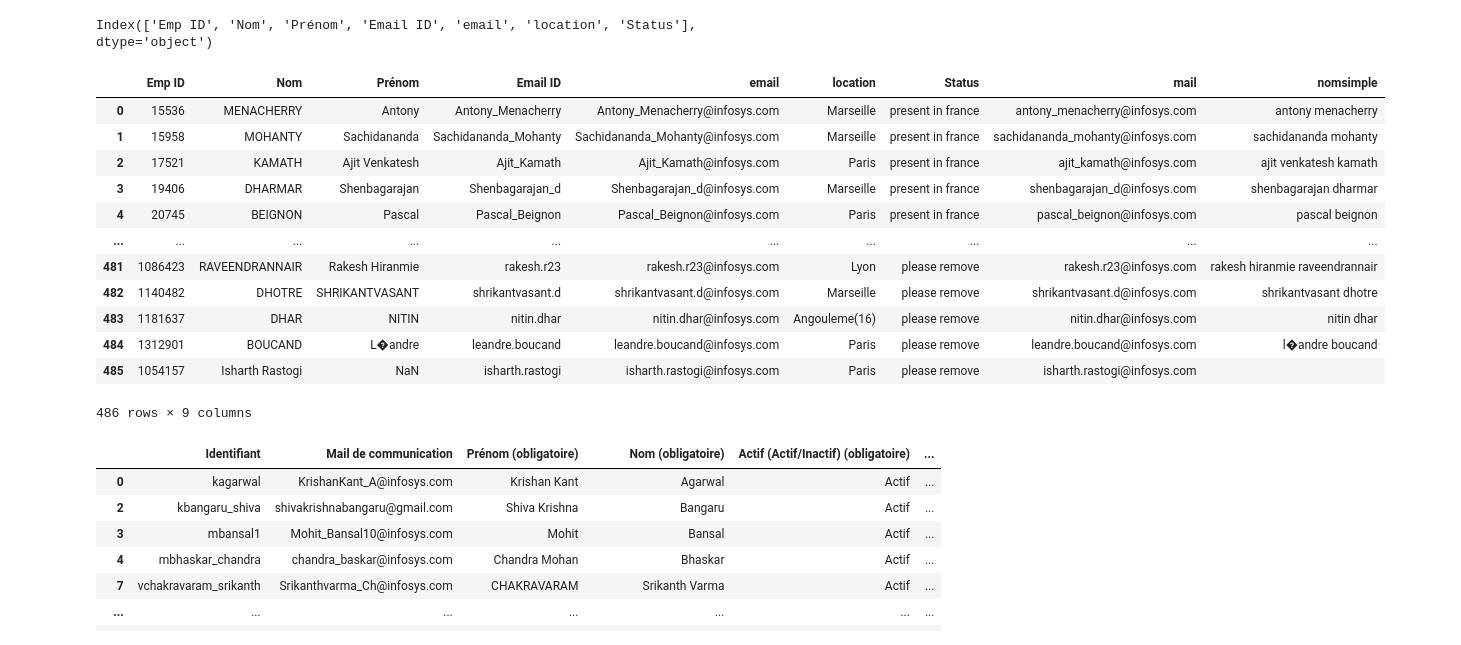
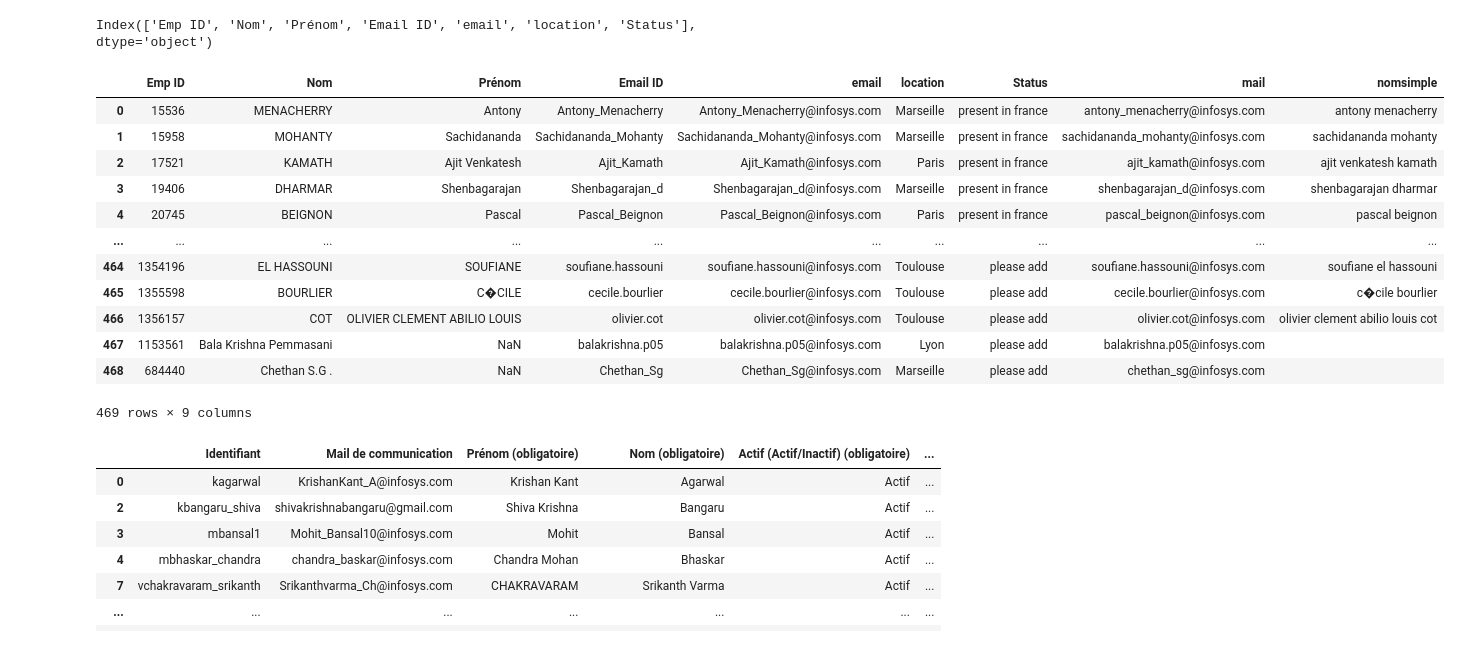
Before and after one commit to clementsoullard/sudoku-resolver, a Jupyter notebook: comiteo/Miseajourcomiteo.ipynb, the cells around one changed output. Cells and saved outputs as stored; diff of their text form; code cells hidden in the pictures.

```diff
--- a/comiteo/Miseajourcomiteo.ipynb
+++ b/comiteo/Miseajourcomiteo.ipynb
@@ -1,40 +1,44 @@
 # %%
 import pandas as pd
 employees=pd.read_excel("202408-employees.xlsx", dtype={'Emp ID': "str"})
 
 
 #Charge la liste des employées
 print(employees.columns)
 
 
 employees["mail"]=employees["Email ID"]+"@infosys.com"
 employees["mail"]=employees["mail"].str.lower()
 # Construction de la colonne nom simple qui contient une concaténation du prénom et du nom en minuscule
 
 employees["Status"]=employees["Status"].str.lower()
-employees=employees[~employees["Status"].str.contains('Please remove')]
+
+# Attention a cette valeur
+employeestosuppressaccordingtohr=employees[employees["Status"].str.lower().str.contains('remove')]
+
+employees=employees[~employees["Status"].str.lower().str.contains('remove')]
 #employees=employees[employees["Status"]!='Please remove']
 
 employees["nomsimple"]= employees["Prénom"]+" "+employees["Nom"]
 employees["nomsimple"]=employees["nomsimple"].str.lower().str.replace("é","e").replace("è","e").replace("ì","i")
 employees["nomsimple"]=employees["nomsimple"].fillna("")
 
 employees
 # %% [output]
 Index(['Emp ID', 'Nom', 'Prénom', 'Email ID', 'email', 'location', 'Status'], dtype='object')
 |  | Emp ID | Nom | Prénom | Email ID | email | location | Status | mail | nomsimple |
 | 0 | 15536 | MENACHERRY | Antony | Antony_Menacherry | Antony_Menacherry@infosys.com | Marseille | present in france | antony_menacherry@infosys.com | antony menacherry |
 | 1 | 15958 | MOHANTY | Sachidananda | Sachidananda_Mohanty | Sachidananda_Mohanty@infosys.com | Marseille | present in france | sachidananda_mohanty@infosys.com | sachidananda mohanty |
 | 2 | 17521 | KAMATH | Ajit Venkatesh | Ajit_Kamath | Ajit_Kamath@infosys.com | Paris | present in france | ajit_kamath@infosys.com | ajit venkatesh kamath |
 | 3 | 19406 | DHARMAR | Shenbagarajan | Shenbagarajan_d | Shenbagarajan_d@infosys.com | Marseille | present in france | shenbagarajan_d@infosys.com | shenbagarajan dharmar |
 | 4 | 20745 | BEIGNON | Pascal | Pascal_Beignon | Pascal_Beignon@infosys.com | Paris | present in france | pascal_beignon@infosys.com | pascal beignon |
 | ... | ... | ... | ... | ... | ... | ... | ... | ... | ... |
-| 481 | 1086423 | RAVEENDRANNAIR | Rakesh Hiranmie | rakesh.r23 | rakesh.r23@infosys.com | Lyon | please remove | rakesh.r23@infosys.com | rakesh hiranmie raveendrannair |
-| 482 | 1140482 | DHOTRE | SHRIKANTVASANT | shrikantvasant.d | shrikantvasant.d@infosys.com | Marseille | please remove | shrikantvasant.d@infosys.com | shrikantvasant dhotre |
-| 483 | 1181637 | DHAR | NITIN | nitin.dhar | nitin.dhar@infosys.com | Angouleme(16) | please remove | nitin.dhar@infosys.com | nitin dhar |
-| 484 | 1312901 | BOUCAND | L�andre | leandre.boucand | leandre.boucand@infosys.com | Paris | please remove | leandre.boucand@infosys.com | l�andre boucand |
-| 485 | 1054157 | Isharth Rastogi | NaN | isharth.rastogi | isharth.rastogi@infosys.com | Paris | please remove | isharth.rastogi@infosys.com |  |
+| 464 | 1354196 | EL HASSOUNI | SOUFIANE | soufiane.hassouni | soufiane.hassouni@infosys.com | Toulouse | please add | soufiane.hassouni@infosys.com | soufiane el hassouni |
+| 465 | 1355598 | BOURLIER | C�CILE | cecile.bourlier | cecile.bourlier@infosys.com | Toulouse | please add | cecile.bourlier@infosys.com | c�cile bourlier |
+| 466 | 1356157 | COT | OLIVIER CLEMENT ABILIO LOUIS | olivier.cot | olivier.cot@infosys.com | Toulouse | please add | olivier.cot@infosys.com | olivier clement abilio louis cot |
+| 467 | 1153561 | Bala Krishna Pemmasani | NaN | balakrishna.p05 | balakrishna.p05@infosys.com | Lyon | please add | balakrishna.p05@infosys.com |  |
+| 468 | 684440 | Chethan S.G . | NaN | Chethan_Sg | Chethan_Sg@infosys.com | Marseille | please add | chethan_sg@infosys.com |  |
-486 rows × 9 columns
+469 rows × 9 columns
 # %%
 #Users est pris d'un extract Comitéo. : Liste des utilisateurs actifs et désactivés (sans adresse)
 columnnameemail="Mail de communication"
```
Also changed, not shown: parts of 5 cells of this notebook.
